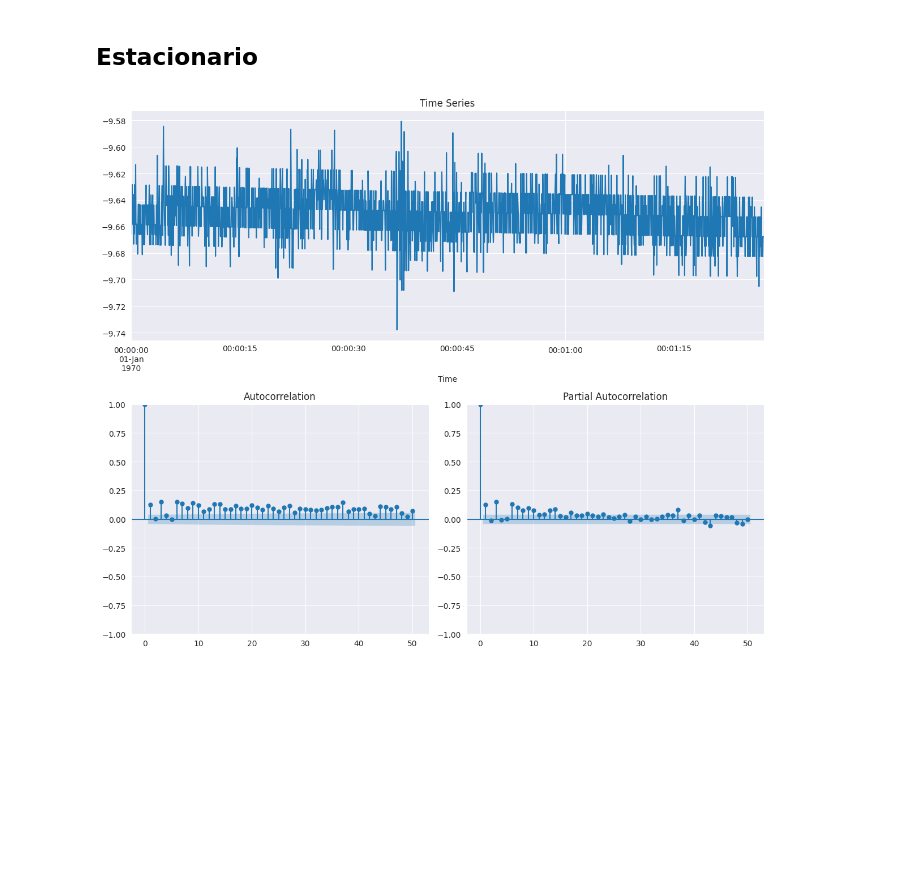
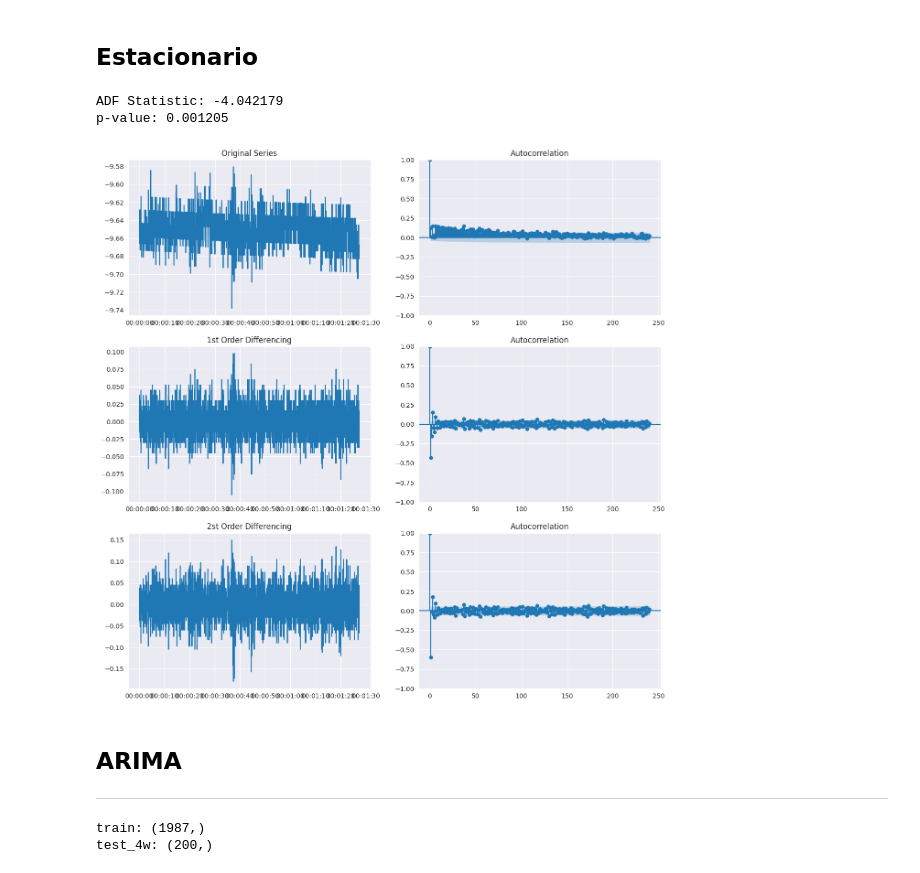
Before and after one commit to lllerena2/physiotherapy_challenge, a Jupyter notebook: book/notebooks.ipynb, the cells around one changed output. Cells and saved outputs as stored; diff of their text form; code cells hidden in the pictures; blank space fills up the shorter version.

```diff
--- a/book/notebooks.ipynb
+++ b/book/notebooks.ipynb
@@ -170,4 +154,0 @@ def plotds(xt, nlag=30, fig_size=(12, 10)):
-# %%
-plotds(timeserie)
-# %% [output]
-[figure, removed]
@@ -173,0 +157,25 @@ plotds(timeserie)
+# %%
+result = adfuller(timeserie)
+print('ADF Statistic: %f' % result[0])
+print('p-value: %f' % result[1])
+# %% [output]
+ADF Statistic: -4.042179
+p-value: 0.001205
+# %%
+plt.rcParams.update({'figure.figsize': (15,15)})
+
+fig, axes = plt.subplots(3, 2)
+
+axes[0, 0].plot(timeserie); axes[0, 0].set_title('Original Series')
+plot_acf(timeserie, ax=axes[0, 1], lags = 240);
+
+axes[1, 0].plot(timeserie.diff()); axes[1, 0].set_title('1st Order Differencing')
+plot_acf(timeserie.diff().dropna(), ax=axes[1, 1], lags = 240);
+
+axes[2, 0].plot(timeserie.diff().diff()); axes[2, 0].set_title('2st Order Differencing')
+plot_acf(timeserie.diff().diff().dropna(), ax=axes[2, 1], lags = 240);
+# %% [output]
+[figure, added]
+# %% [markdown]
+## ARIMA
+----
@@ -173,0 +184,14 @@ plotds(timeserie)
+# %%
+n_timeserie = len(timeserie); n_vald = 200 # set
+train_size = n_timeserie - n_vald
+
+train = timeserie[:train_size]
+dates_train = timeserie.index[:train_size]
+
+vald = timeserie[train_size:train_size + n_vald]
+dates_vald = timeserie.index[train_size:train_size + n_vald]
+print("train:", train.shape)
+print("test_4w:", dates_vald.shape)
+# %% [output]
+train: (1987,)
+test_4w: (200,)
```
Also changed, not shown: parts of 13 cells of this notebook.
